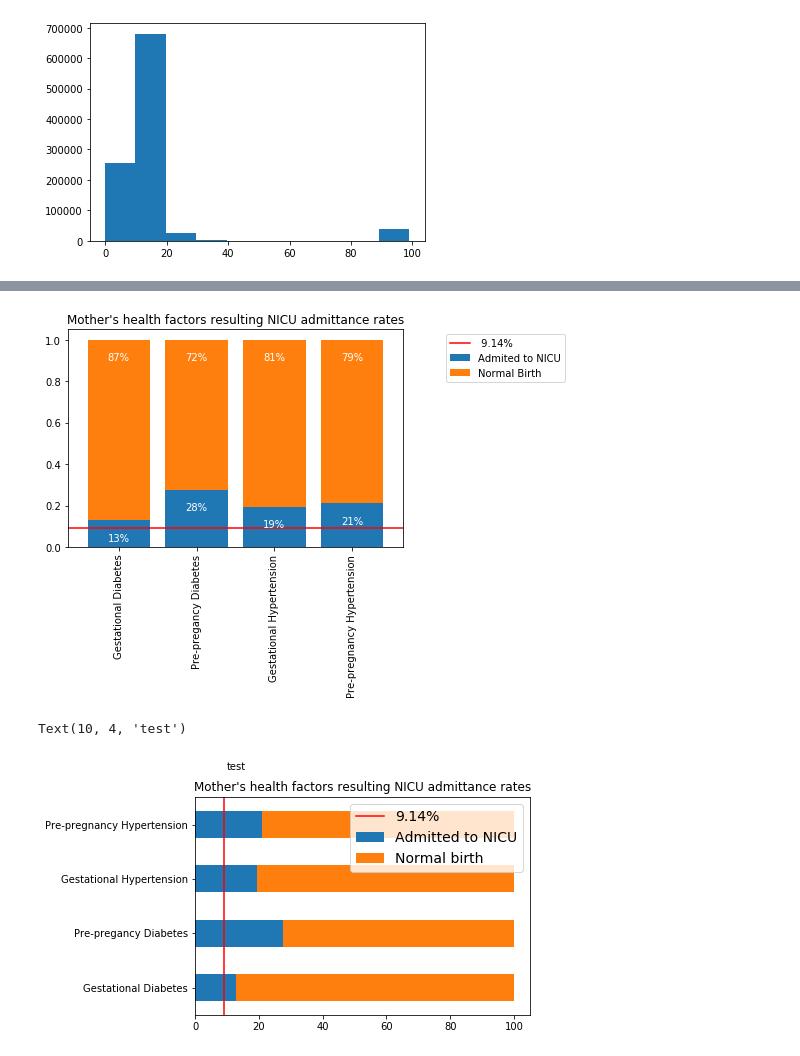
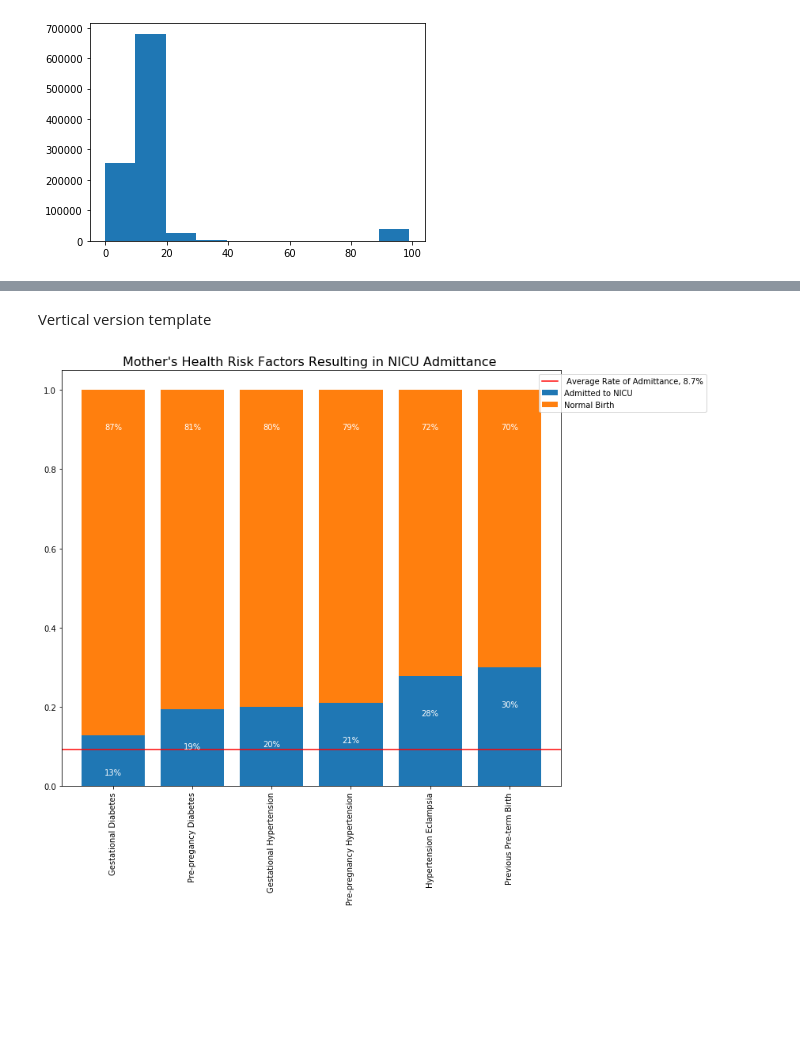
Before and after one commit to mkwasnica/CDC_capstone, a Jupyter notebook: notebooks/MK_Visualization.ipynb, the cells around one changed output, grey strips where cells are left out. Cells and saved outputs as stored; diff of their text form; code cells hidden in the pictures; blank space fills up the shorter version.

Commit message:
testing visualization output

```diff
--- a/notebooks/MK_Visualization.ipynb
+++ b/notebooks/MK_Visualization.ipynb
@@ -286,5 +278,5 @@ def plt_pctdf(dataframe, list_cols):
 # %%
-cnames_list = ['gest_diab','pre_preg_diab', 'gest_hypten', 'pre_preg_hypten']
+cnames_list = ['gest_diab','pre_preg_diab', 'gest_hypten', 'pre_preg_hypten', 'hypten_ecl', 'prev_preterm_birth']
+fullnames_list =['Gestational Diabetes', "Pre-pregancy Diabetes",'Gestational Hypertension', 'Pre-pregnancy Hypertension', 'Hypertension Eclampsia', 'Previous Pre-term Birth']
 test = pd.concat(map( lambda cname: make_pctdf( births_nou, cname ), cnames_list ))
 # print(test)
-# test.plot(kind = 'bar', stacked = True, legend = False)
@@ -291,34 +324,29 @@ test = pd.concat(map( lambda cname: make_pctdf( births_nou, cname ), cnames_list
+# %% [markdown]
+Vertical version template
 # %%
-test_plt = (test.div(test.sum(1), axis=0)).plot(kind = 'bar', width = 0.8, stacked = True)
+test_plt = (test.div(test.sum(1), axis=0)).sort_values(by = 1 ,ascending=False).plot(kind = 'bar', width = 0.8, stacked = True, figsize = (10,7))
+#Formatting
+plt.axhline(y=(9.14/100), color='r', linestyle='-', label = '9%')
+test_plt.set_xticklabels(fullnames_list)
+test_plt.set_title("Mother's Health Risk Factors Resulting in NICU Admittance ", fontsize = 16)
+leg = test_plt.legend(labels=[' Average Rate of Admittance, 8.7%', 'Admitted to NICU', 'Normal Birth'],fontsize= 10, loc = 'upper right')
 
-plt.axhline(y=(9.14/100), color='r', linestyle='-', label = '9%')
-test_plt.set_xticklabels(('Gestational Diabetes', "Pre-pregancy Diabetes",'Gestational Hypertension', 'Pre-pregnancy Hypertension'))
-test_plt.set_title("Mother's health factors resulting NICU admittance rates")
-leg = test_plt.legend(labels=[' 9.14%', 'Admited to NICU', 'Normal Birth'],fontsize= 10, loc = 'upper right')
-
+#Adding annotation for percentages
 for p in test_plt.patches:
     width, height = p.get_width(), p.get_height()
     x, y = p.get_xy()
     test_plt.annotate('{:.0%}'.format(height), (p.get_x()+.5*width, p.get_y() + height - 0.1), ha = 'center', color = 'w')
 
 # Get the bounding box of the original legend
 bb = leg.get_bbox_to_anchor().inverse_transformed(test_plt.transAxes)
 
 # Change to location of the legend.
-xOffset = .5
+xOffset = .3
 bb.x0 += xOffset
 bb.x1 += xOffset
 leg.set_bbox_to_anchor(bb, transform = test_plt.transAxes)
+
+#Resize plot area to fit within Figure Size
+plt.tight_layout(pad = -12, rect = (0,0,.8,.9))
 # %% [output]
-[figure, old version]
+[figure, new version]
-# %%
-
-test_plt = test.plot(kind = 'barh', stacked = True, legend = False)
-plt.axvline(x=9.14, color='r', linestyle='-', label = '9%')
-plt.legend(labels= ['9.14%', 'Admitted to NICU', 'Normal birth'], fontsize = 14)
-test_plt.set_yticklabels(('Gestational Diabetes', "Pre-pregancy Diabetes", 'Gestational Hypertension', 'Pre-pregnancy Hypertension'))
-test_plt.set_title("Mother's health factors resulting NICU admittance rates")
-test_plt.annotate('test', xy=(6.28, 1), xytext=(10, 4))
-# %% [output]
-Text(10, 4, 'test')
-[figure, removed]
```
Also changed, not shown: parts of 5 cells of this notebook, 3 other files.
